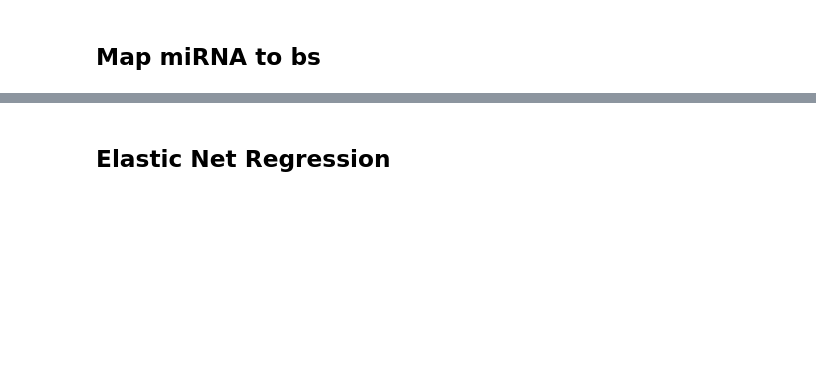
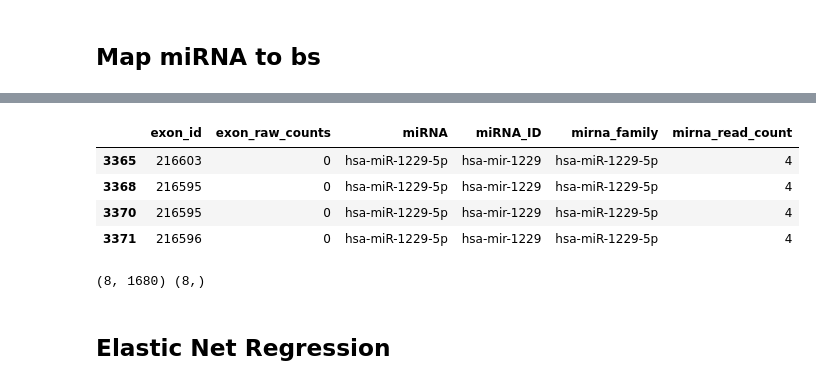
Before and after one commit to lenamariahackl/alt-splicing-mirna-reg, a Jupyter notebook: elastic_net.ipynb, the cells around one changed output, grey strips where cells are left out. Saved outputs shown, nothing was run; the diff lists cells and outputs as text; code cells hidden in the pictures; blank space fills up the shorter version.

```diff
--- a/elastic_net.ipynb
+++ b/elastic_net.ipynb
@@ -605,0 +445,11 @@ NameError: name 'bs_exons' is not defined
+# %%
+bs_mirnas[bs_mirnas.mirna_family =='hsa-miR-1229-5p']
+
+# 1 right? count is added for exonid 216595, but do i already add it before ?
+# 2 also : exon_id + mirna double (3368 & 3370) wrong!!
+# %% [output]
+|  | exon_id | exon_raw_counts | miRNA | miRNA_ID | mirna_family | mirna_read_count |
+| 3365 | 216603 | 0 | hsa-miR-1229-5p | hsa-mir-1229 | hsa-miR-1229-5p | 4 |
+| 3368 | 216595 | 0 | hsa-miR-1229-5p | hsa-mir-1229 | hsa-miR-1229-5p | 4 |
+| 3370 | 216595 | 0 | hsa-miR-1229-5p | hsa-mir-1229 | hsa-miR-1229-5p | 4 |
+| 3371 | 216596 | 0 | hsa-miR-1229-5p | hsa-mir-1229 | hsa-miR-1229-5p | 4 |
@@ -606,2 +465,7 @@ NameError: name 'bs_exons' is not defined
+# %%
+#TODO check - is nr mirna downloaded also here? if not: mistake
+print(X.shape,y[0].shape)
+# %% [output]
+(8, 1680) (8,)
 # %% [markdown]
 ## Elastic Net Regression
```
Also changed, not shown: parts of 50 cells of this notebook.
